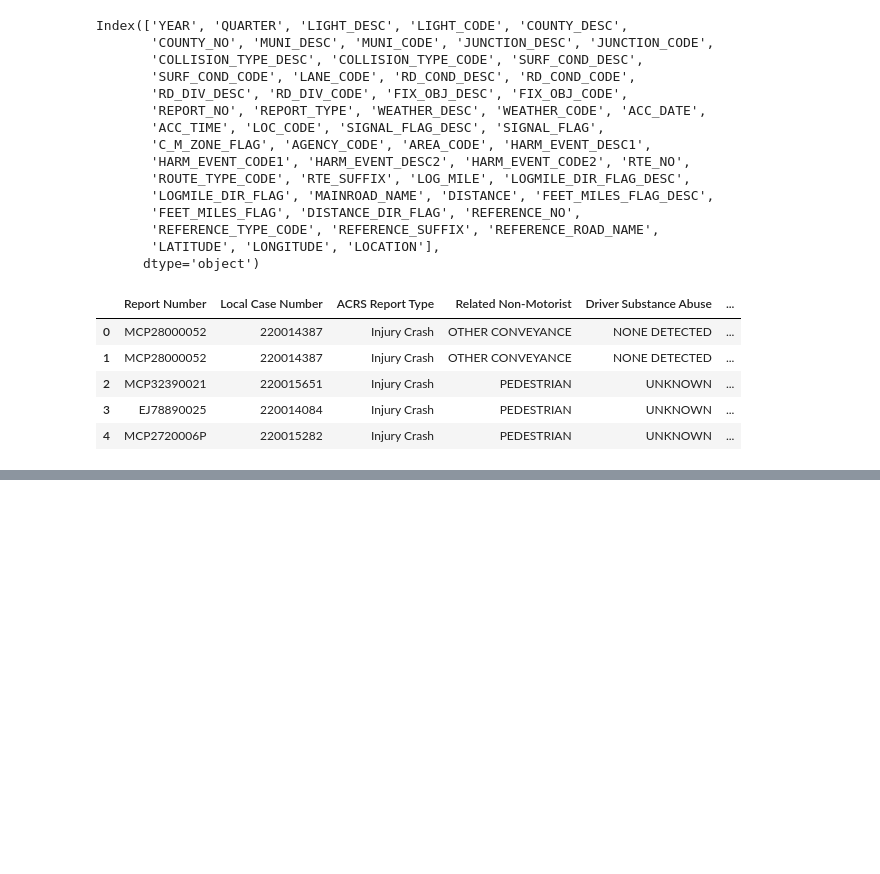
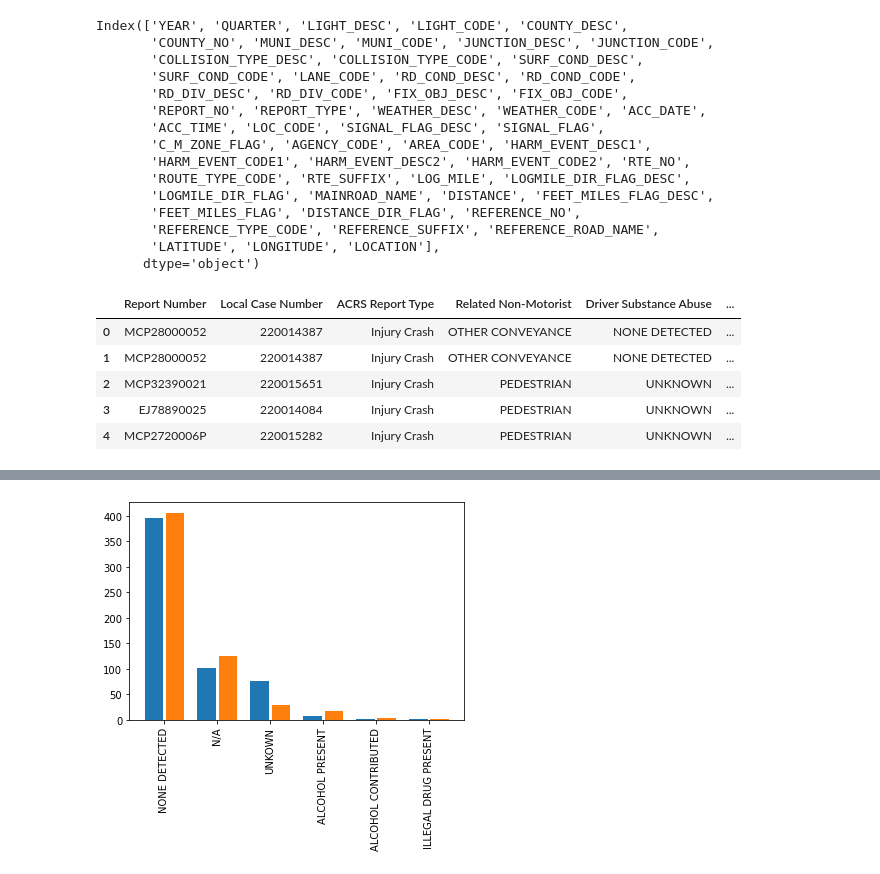
Before and after one commit to mattf4171/Montgomery-County-Collision-Analysis, a Jupyter notebook: driver_distraction_df.ipynb, the cells around one changed output, grey strips where cells are left out. Drawn from its saved outputs; the diff is of its cells as text; code cells hidden in the pictures; blank space fills up the shorter version.

```diff
--- a/driver_distraction_df.ipynb
+++ b/driver_distraction_df.ipynb
@@ -132,0 +176,8 @@ driver_distration_df.to_csv("data/Driver_Distraction.csv",index=False)
+# %%
+# Substanse Abuse DF
+
+substance_abuse_df = driver_distraction_df.loc[:,['Driver Substance Abuse','Non-Motorist Substance Abuse']]
+substance_abuse_df['Non-Motorist Substance Abuse'] = substance_abuse_df['Non-Motorist Substance Abuse'].replace(['N/A, NONE DETECTED'],'N/A')
+substance_abuse_df = substance_abuse_df.fillna("N/A")
+
+substance_abuse_df.head()
@@ -132,0 +191,15 @@ driver_distration_df.to_csv("data/Driver_Distraction.csv",index=False)
+# %%
+# Bar Graph to compare substance abuse between driver and non-motorist/pedestrian
+
+dsa = pd.value_counts(substance_abuse_df['Driver Substance Abuse'].values,sort=True)
+nmsa = pd.value_counts(substance_abuse_df['Non-Motorist Substance Abuse'].values,sort=True)
+
+x_axis = np.arange(len(dsa))
+tick_locations = [value for value in x_axis]
+plt.xticks(tick_locations, ['NONE DETECTED','N/A','UNKOWN','ALCOHOL PRESENT','ALCOHOL CONTRIBUTED','ILLEGAL DRUG PRESENT'],rotation='vertical')
+
+plt.bar(x_axis-0.2,dsa,width=0.35,label='Driver Substance Abuse')
+plt.bar(x_axis+0.2,nmsa,width=0.35,label="Non-Motorist Substance Abuse")
+plt.show()
+# %% [output]
+[figure, added]
```
Also changed, not shown: parts of 10 cells of this notebook, 2 other files.
